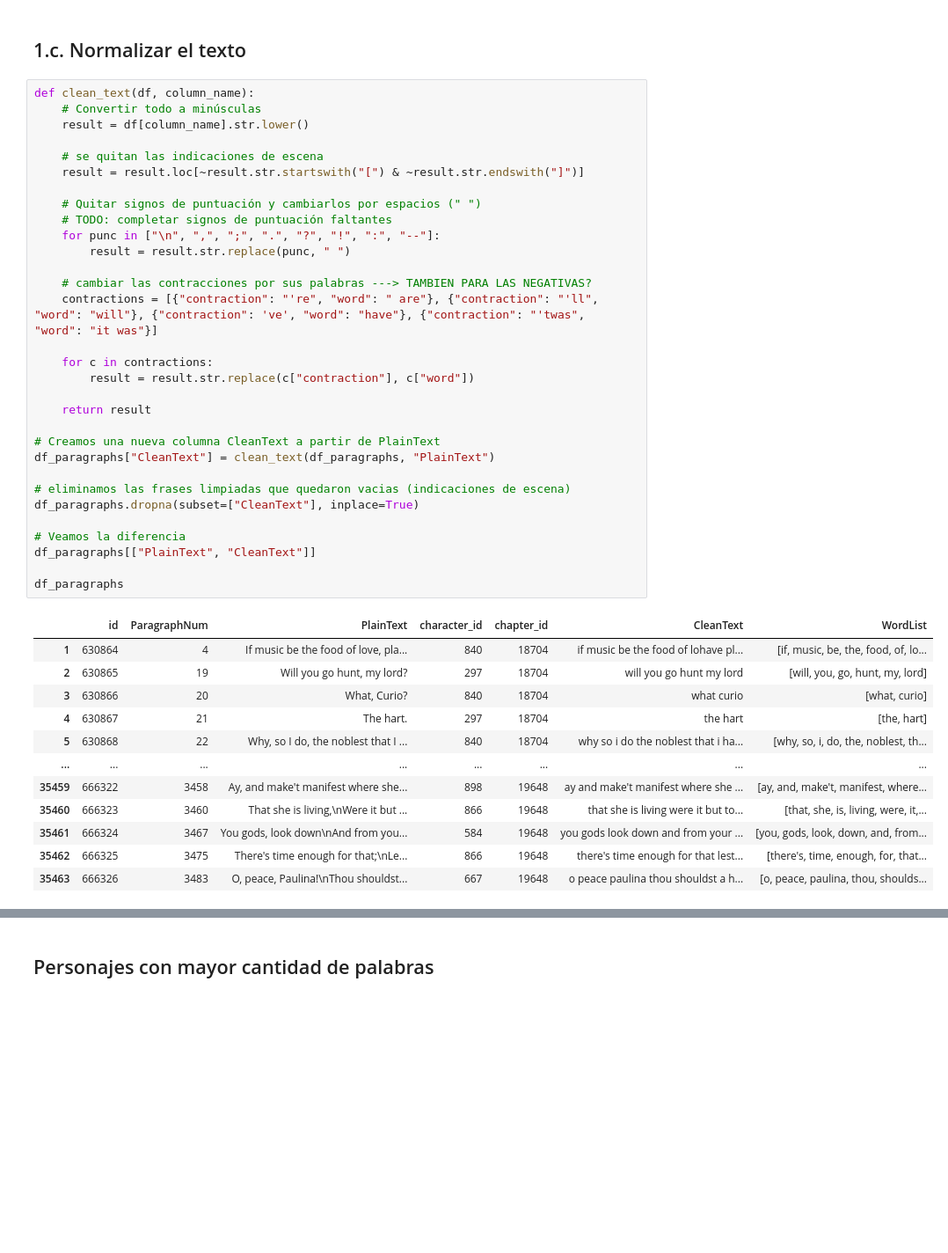
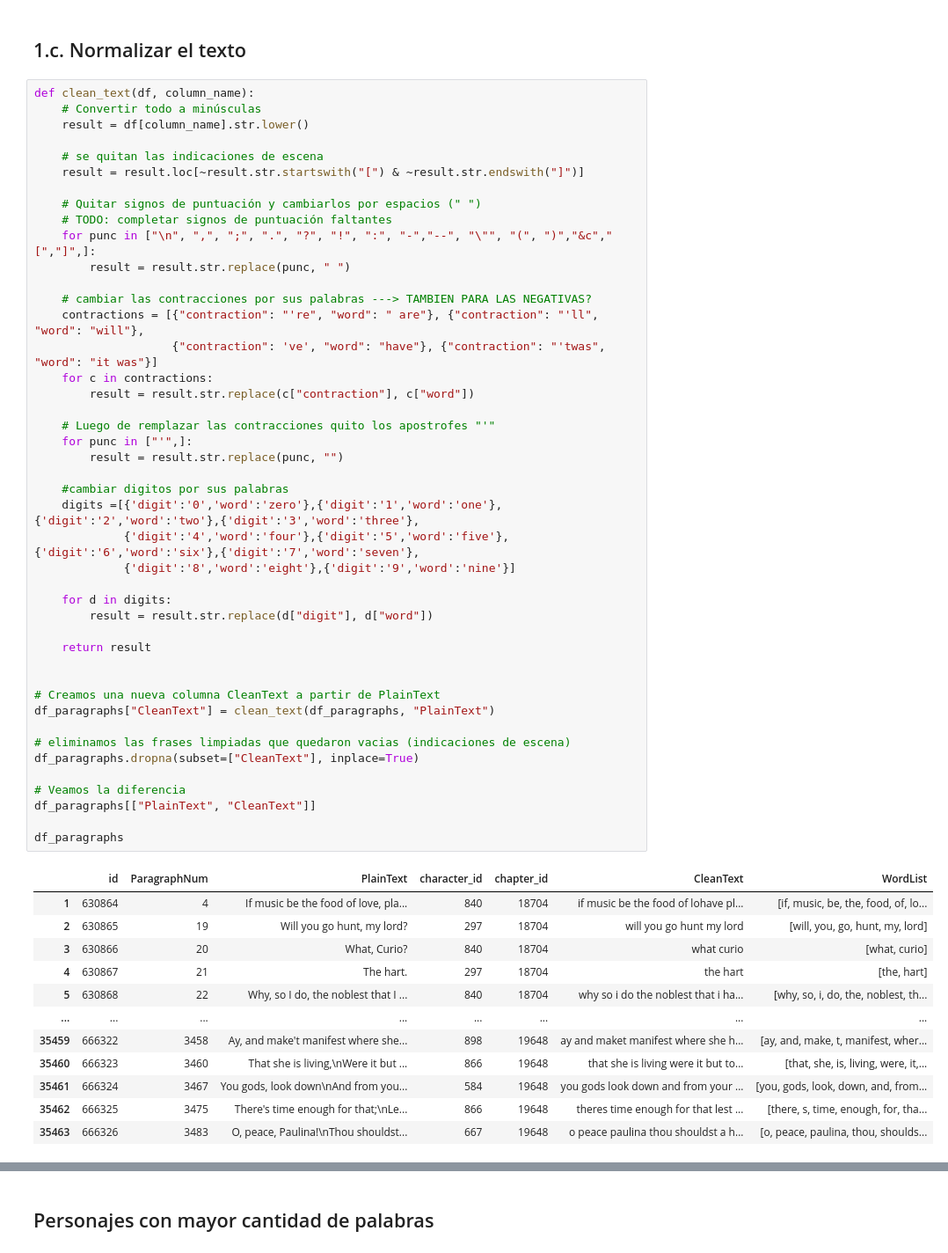
Before and after one commit to lupish/introcd_grupo_17, a Jupyter notebook: Tarea_1/shakespeare_propuesta.ipynb, the cells around one changed output, grey strips where cells are left out. Shown at 88% size. Drawn from its saved outputs; the diff is of its cells as text; blank space fills up the shorter version.

```diff
--- a/Tarea_1/shakespeare_propuesta.ipynb
+++ b/Tarea_1/shakespeare_propuesta.ipynb
@@ -302,40 +299,53 @@ def clean_text(df, column_name):
     result = result.loc[~result.str.startswith("[") & ~result.str.endswith("]")]
 
     # Quitar signos de puntuación y cambiarlos por espacios (" ")
     # TODO: completar signos de puntuación faltantes
-    for punc in ["\n", ",", ";", ".", "?", "!", ":", "--"]:
+    for punc in ["\n", ",", ";", ".", "?", "!", ":", "-","--", "\"", "(", ")","&c","[","]",]:
         result = result.str.replace(punc, " ")
 
     # cambiar las contracciones por sus palabras ---> TAMBIEN PARA LAS NEGATIVAS?
-    contractions = [{"contraction": "'re", "word": " are"}, {"contraction": "'ll", "word": "will"}, {"contraction": 've', "word": "have"}, {"contraction": "'twas", "word": "it was"}]
-
+    contractions = [{"contraction": "'re", "word": " are"}, {"contraction": "'ll", "word": "will"},
+                    {"contraction": 've', "word": "have"}, {"contraction": "'twas", "word": "it was"}]
     for c in contractions:
         result = result.str.replace(c["contraction"], c["word"])
 
+    # Luego de remplazar las contracciones quito los apostrofes "'"
+    for punc in ["'",]:
+        result = result.str.replace(punc, "")
+
+    #cambiar digitos por sus palabras
+    digits =[{'digit':'0','word':'zero'},{'digit':'1','word':'one'},{'digit':'2','word':'two'},{'digit':'3','word':'three'},
+             {'digit':'4','word':'four'},{'digit':'5','word':'five'},{'digit':'6','word':'six'},{'digit':'7','word':'seven'},
+             {'digit':'8','word':'eight'},{'digit':'9','word':'nine'}]
+
+    for d in digits:
+        result = result.str.replace(d["digit"], d["word"])
+
     return result
+
 
 # Creamos una nueva columna CleanText a partir de PlainText
 df_paragraphs["CleanText"] = clean_text(df_paragraphs, "PlainText")
 
 # eliminamos las frases limpiadas que quedaron vacias (indicaciones de escena)
 df_paragraphs.dropna(subset=["CleanText"], inplace=True)
 
 # Veamos la diferencia
 df_paragraphs[["PlainText", "CleanText"]]
 
 df_paragraphs
 # %% [output]
 |  | id | ParagraphNum | PlainText | character_id | chapter_id | CleanText | WordList |
 | 1 | 630864 | 4 | If music be the food of love, pla... | 840 | 18704 | if music be the food of lohave pl... | [if, music, be, the, food, of, lo... |
 | 2 | 630865 | 19 | Will you go hunt, my lord? | 297 | 18704 | will you go hunt my lord | [will, you, go, hunt, my, lord] |
 | 3 | 630866 | 20 | What, Curio? | 840 | 18704 | what curio | [what, curio] |
 | 4 | 630867 | 21 | The hart. | 297 | 18704 | the hart | [the, hart] |
 | 5 | 630868 | 22 | Why, so I do, the noblest that I ... | 840 | 18704 | why so i do the noblest that i ha... | [why, so, i, do, the, noblest, th... |
 | ... | ... | ... | ... | ... | ... | ... | ... |
-| 35459 | 666322 | 3458 | Ay, and make't manifest where she... | 898 | 19648 | ay and make't manifest where she ... | [ay, and, make't, manifest, where... |
+| 35459 | 666322 | 3458 | Ay, and make't manifest where she... | 898 | 19648 | ay and maket manifest where she h... | [ay, and, make, t, manifest, wher... |
 | 35460 | 666323 | 3460 | That she is living,\nWere it but ... | 866 | 19648 | that she is living were it but to... | [that, she, is, living, were, it,... |
 | 35461 | 666324 | 3467 | You gods, look down\nAnd from you... | 584 | 19648 | you gods look down and from your ... | [you, gods, look, down, and, from... |
-| 35462 | 666325 | 3475 | There's time enough for that;\nLe... | 866 | 19648 | there's time enough for that lest... | [there's, time, enough, for, that... |
+| 35462 | 666325 | 3475 | There's time enough for that;\nLe... | 866 | 19648 | theres time enough for that lest ... | [there, s, time, enough, for, tha... |
 | 35463 | 666326 | 3483 | O, peace, Paulina!\nThou shouldst... | 667 | 19648 | o peace paulina thou shouldst a h... | [o, peace, paulina, thou, shoulds... |
 31343 rows × 7 columns
 # %%
```
Also changed, not shown: parts of 30 cells of this notebook.
